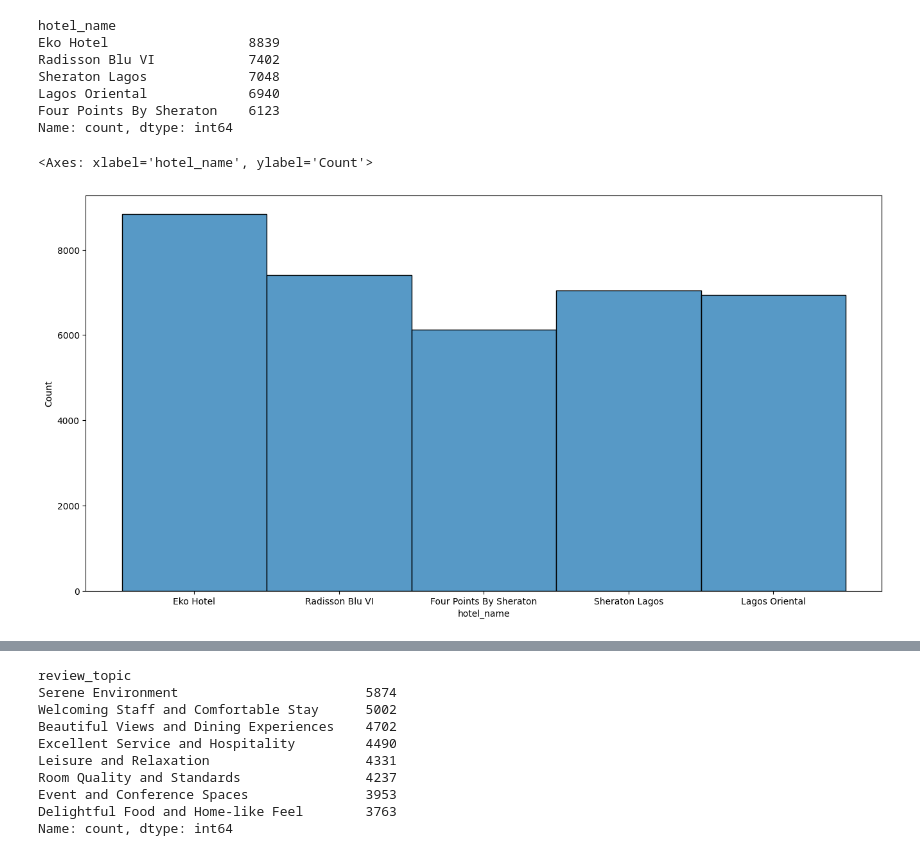
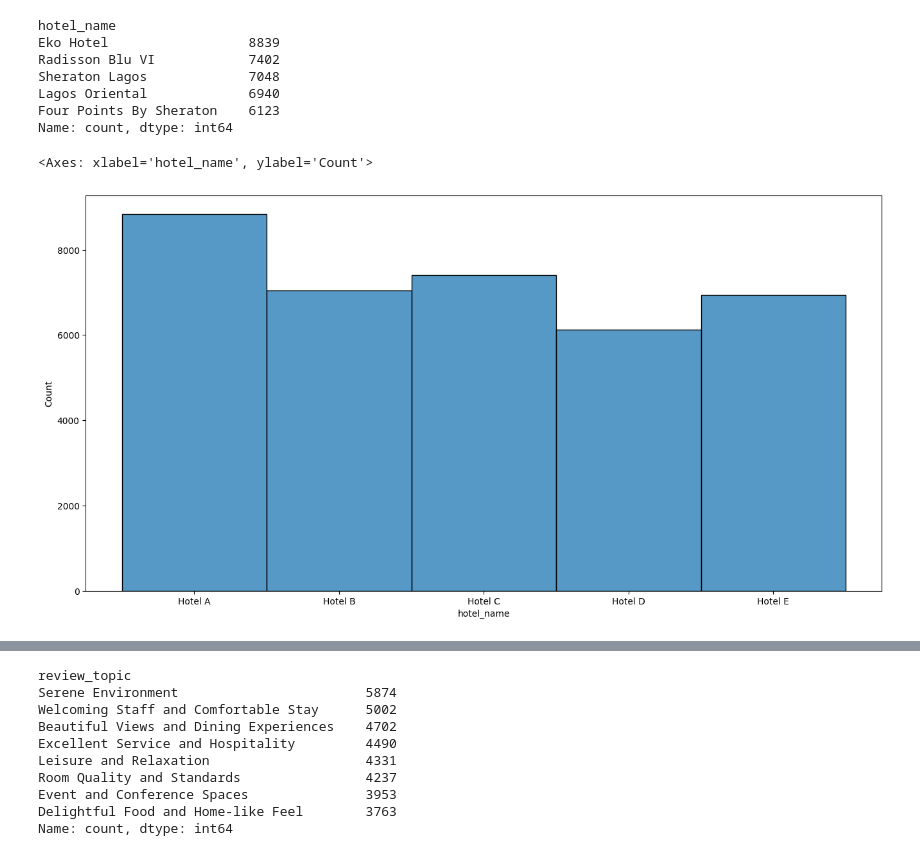
Before and after one commit to phebean-adeniji/hotel-analytics, a Jupyter notebook: notebooks/Text_Preprocessing_and_Analysis.ipynb, the cells around one changed output, grey strips where cells are left out. Drawn from its saved outputs; the diff is of its cells as text; code cells hidden in the pictures.

Commit message:
annonymised hotels in v3

```diff
--- a/notebooks/Text_Preprocessing_and_Analysis.ipynb
+++ b/notebooks/Text_Preprocessing_and_Analysis.ipynb
@@ -184,9 +184,9 @@ hotel_split_reviews = pd.concat([eko_hotel_split_reviews, radisson_blu_VI_hotel_
 
 
 # Create categorical column
-df_names = ['Eko Hotel'] * len(eko_hotel_split_reviews) + ['Radisson Blu VI'] * len(radisson_blu_VI_hotel_split_reviews) + \
-['Four Points By Sheraton'] * len(four_points_by_sheraton_hotel_split_reviews) + ['Sheraton Lagos'] * len(sheraton_lagos_hotel_split_reviews)\
-+ ['Lagos Oriental'] * len(lagos_oriental_hotel_split_reviews)
+df_names = ['Hotel A'] * len(eko_hotel_split_reviews) + ['Hotel E'] * len(radisson_blu_VI_hotel_split_reviews) + \
+['Hotel B'] * len(four_points_by_sheraton_hotel_split_reviews) + ['Hotel C'] * len(sheraton_lagos_hotel_split_reviews)\
++ ['Hotel D'] * len(lagos_oriental_hotel_split_reviews)
 hotel_split_reviews['hotel_name'] = pd.Categorical(df_names)
 # %%
 
@@ -281,0 +308,4 @@ hotel_split_reviews.head()
+# %%
+hotel_split_reviews["SentimentScore"] = hotel_split_reviews["sentence"].apply(sentiment_scores)
+
+hotel_split_reviews.head()
@@ -281,0 +319,3 @@ hotel_split_reviews.head()
+# %%
+hotel_split_reviews["Sentiment"] = hotel_split_reviews["SentimentScore"].apply(categorise_score)
+hotel_split_reviews.head()
@@ -803,7 +902,7 @@ Four Points By Sheraton    6123
 Name: count, dtype: int64
 # %%
 plt.figure(figsize=(16, 8))
-sns.histplot(x="hotel_name", data=df)
+sns.histplot(x="hotel_name", data=hotel_split_reviews)
 # %% [output]
 <Axes: xlabel='hotel_name', ylabel='Count'>
-[figure, old version]
+[figure, new version]
```
Also changed, not shown: parts of 13 cells of this notebook, 6 other files.
